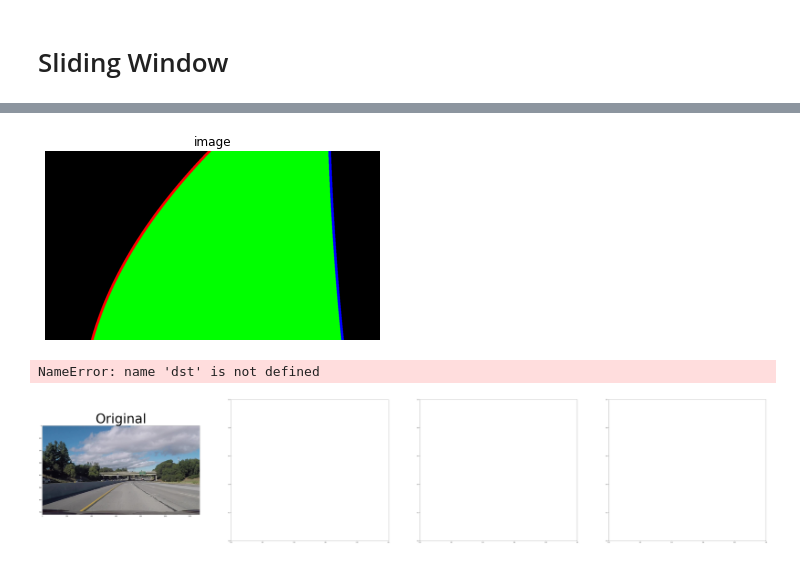
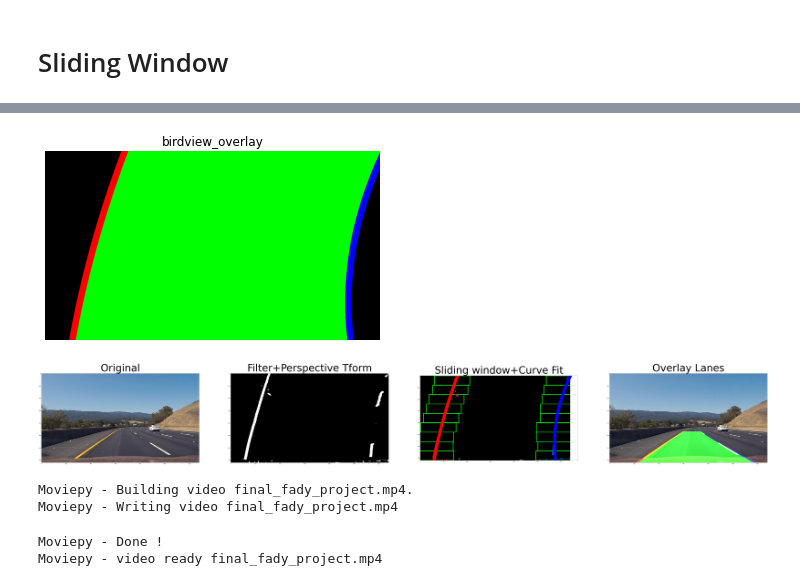
Before and after one commit to agamyo168/Lane-Detection, a Jupyter notebook: team_project.ipynb, the cells around one changed output, grey strips where cells are left out. Drawn from its saved outputs; the diff is of its cells as text; code cells hidden in the pictures.

Commit message:
top_hat function added, pipline modified, increased sliding window margin

```diff
--- a/team_project.ipynb
+++ b/team_project.ipynb
@@ -108,13 +103,12 @@ Text(0.5, 1.0, 'filtered lane')
 #Globally defined to store the parameters of past images
 left_a, left_b, left_c = [],[],[]
 right_a, right_b, right_c = [],[],[]
-
 def sliding_window(img,
                    nwindows=9, #Number of windows
-                   margin=100, #half window width 100?
-                   minpix = 50 #minimum number of pixels to recenter the window 50?
+                   margin=150, #half window width 100?
+                   minpix = 1 #minimum number of pixels to recenter the window 50?
                   ):
-    global left_a, left_b, left_c,right_a, right_b, right_c  # hn3raf ba3den
+    global left_a, left_b, left_c,right_a, right_b, right_c
     left_fit_= np.empty(3) #parameters of 2nd order polynomial
     right_fit_ = np.empty(3)
     out_img = np.dstack((img, img, img))*255 #Converts binary to 3 dimensional channel normal RGB
@@ -127,7 +121,7 @@ def sliding_window(img,
     rightx_base = np.argmax(histogram[midpoint:]) + midpoint
 
     # Set height of windows
-    window_height = np.int_(img.shape[0]/nwindows)
+    window_height = np.int(img.shape[0]/nwindows)
     # Identify the x and y positions of all nonzero pixels in the image
     # Indices in image is the coordinates the row is the height is the y
     # the column is the width is the x
@@ -175,9 +169,9 @@ def sliding_window(img,
         '''
         # If you found > minpix pixels, recenter next window on their mean position
         if len(good_left_inds) > minpix:
-            leftx_current = np.int_(np.mean(nonzerox[good_left_inds]))
+            leftx_current = np.int(np.mean(nonzerox[good_left_inds]))
         if len(good_right_inds) > minpix:
-            rightx_current = np.int_(np.mean(nonzerox[good_right_inds]))
+            rightx_current = np.int(np.mean(nonzerox[good_right_inds]))
 
 
     # Concatenate the arrays of indices
@@ -237,8 +231,8 @@ def draw_lanes(img, left_fit, right_fit,ploty):
     right = np.array([np.flipud(np.transpose(np.vstack([right_fit, ploty])))]) #flip up to down
     points = np.hstack((left, right))
     #Draw two curved lines
-    cv2.polylines(color_img, np.int_(left) , False, (255,0,0),20) #Red curved line
-    cv2.polylines(color_img, np.int_(right), False, (0,0,255),20) #Blue curved line
+    cv2.polylines(color_img, np.int_(left) , False, (255,0,0),50) #Red curved line
+    cv2.polylines(color_img, np.int_(right), False, (0,0,255),50) #Blue curved line
     #Draw a polygon of the curve shape
     cv2.fillPoly(color_img, np.int_(points), (0,255,0)) #Green curve
     inv_perspective = perspective_transform(color_img,inv=1)
@@ -246,0 +250,13 @@ def draw_lanes(img, left_fit, right_fit,ploty):
+# %%
+img = cv2.imread('test_images/test3.jpg')
+img = cv2.cvtColor(img, cv2.COLOR_BGR2RGB)
+a4mask= pipeline(img)
+histogram = get_hist(a4mask)
+# show_image(mask)
+plt.plot(histogram)
+# Visualize undistortion
+f, (ax1, ax2) = plt.subplots(1, 2, figsize=(20,10))
+ax1.imshow(img)
+ax1.set_title('Original Image', fontsize=30)
+ax2.imshow(a4mask, cmap='gray')
+ax2.set_title('after', fontsize=30)
@@ -247,25 +267,36 @@ def draw_lanes(img, left_fit, right_fit,ploty):
 # %%
 #%matplotlib gtk
-out_img, curves, lanes, ploty = sliding_window(filtered_lane)
+out_img, curves, lanes, ploty = sliding_window(a4mask)
 img_,birdview_curve = draw_lanes(img, curves[0], curves[1],ploty)
 plt.imshow(img_, cmap='hsv')
-show_image(birdview_curve)
+show_image(birdview_curve,"birdview_overlay")
 # %% [output]
-[figure, old version]
+[figure, new version]
 # %%
 f, (ax1, ax2, ax3, ax4) = plt.subplots(1, 4, figsize=(100, 20))
 #f.tight_layout()
 ax1.imshow(img)
 ax1.set_title('Original', fontsize=100)
-ax2.imshow(filtered_lane)
+ax2.imshow(a4mask,'gray')
 ax2.set_title('Filter+Perspective Tform', fontsize=100)
 ax3.imshow(out_img)
-ax3.plot(curves[0], ploty, color='yellow', linewidth=30)
-ax3.plot(curves[1], ploty, color='yellow', linewidth=30)
+ax3.plot(curves[0], ploty, color='red', linewidth=30)
+ax3.plot(curves[1], ploty, color='blue', linewidth=30)
 ax3.set_title('Sliding window+Curve Fit', fontsize=100)
 ax4.imshow(img_)
 ax4.set_title('Overlay Lanes', fontsize=100)
 plt.subplots_adjust(left=0., right=1, top=0.9, bottom=0.)
 # %% [output]
-NameError: name 'dst' is not defined
-[figure, old version]
+[figure, new version]
+# %%
+right_curves, left_curves = [],[]
+from moviepy.editor import VideoFileClip
+myclip = VideoFileClip('project_video.mp4')#.subclip(40,43)
+output_vid = 'final_fady_project.mp4'
+clip = myclip.fl_image(final_output)
+clip.write_videofile(output_vid, fps =25,audio=False)
+# %% [output]
+Moviepy - Building video final_fady_project.mp4.
+Moviepy - Writing video final_fady_project.mp4
+Moviepy - Done !
+Moviepy - video ready final_fady_project.mp4
```
Also changed, not shown: parts of 12 cells of this notebook.
